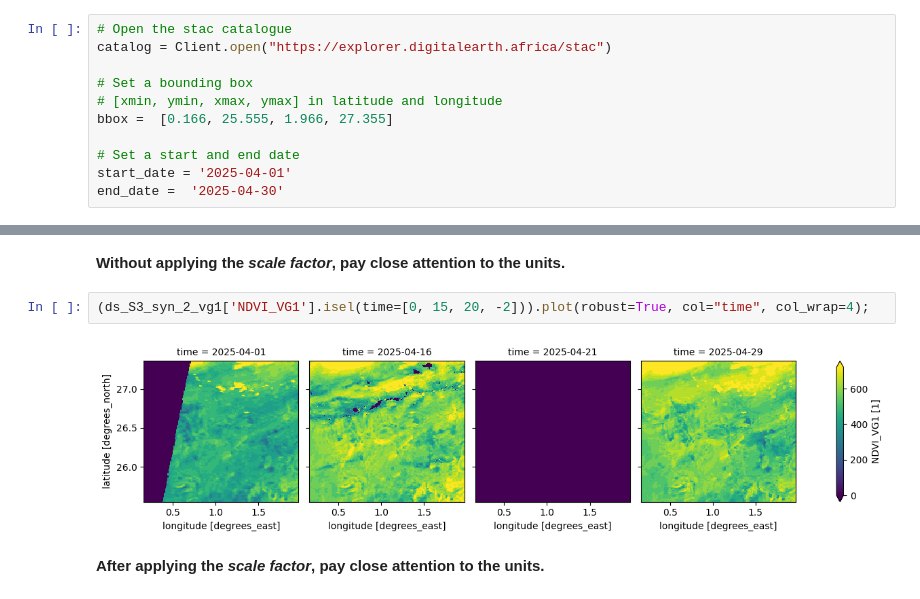
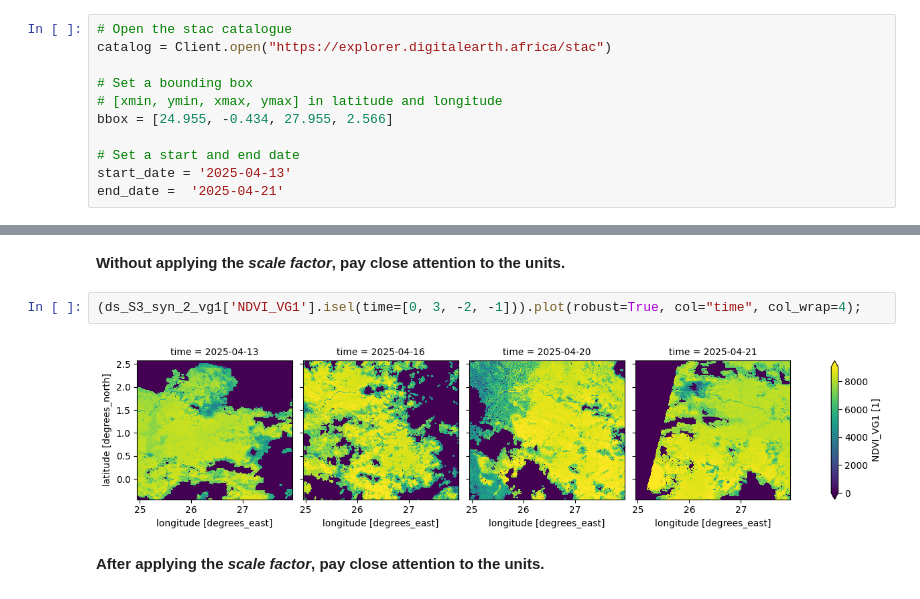
Before and after one commit to digitalearthafrica/deafrica-direct-access, a Jupyter notebook: Datasets/open-data-examples/Sentinel_3_VG1/get-to-know-a-dataset.ipynb, the cells around one changed output, grey strips where cells are left out. Saved outputs shown, nothing was run; the diff lists cells and outputs as text.

```diff
--- a/Datasets/open-data-examples/Sentinel_3_VG1/get-to-know-a-dataset.ipynb
+++ b/Datasets/open-data-examples/Sentinel_3_VG1/get-to-know-a-dataset.ipynb
@@ -199,11 +199,11 @@ catalog = Client.open("https://explorer.digitalearth.africa/stac")
 
 # Set a bounding box
 # [xmin, ymin, xmax, ymax] in latitude and longitude
-bbox =  [0.166, 25.555, 1.966, 27.355]
+bbox = [24.955, -0.434, 27.955, 2.566]
 
 # Set a start and end date
-start_date = '2025-04-01'
-end_date =  '2025-04-30'
+start_date = '2025-04-13'
+end_date =  '2025-04-21'
 # %% [markdown]
 To load other Sentinel-3 Level-2 VG1 SYN product, the user only needs to change the value inside the collections list. The product is exposed as a separate STAC collection
 
@@ -347,9 +347,9 @@ The cell below visualizes the NDVI from surface reflectance at the time of obser
 # %% [markdown]
 **Without applying the *scale factor*, pay close attention to the units.**
 # %%
-(ds_S3_syn_2_vg1['NDVI_VG1'].isel(time=[0, 15, 20, -2])).plot(robust=True, col="time", col_wrap=4);
+(ds_S3_syn_2_vg1['NDVI_VG1'].isel(time=[0, 3, -2, -1])).plot(robust=True, col="time", col_wrap=4);
 # %% [output]
-[figure, old version]
+[figure, new version]
 # %% [markdown]
 **After applying the *scale factor*, pay close attention to the units.**
 # %%
```
Also changed, not shown: parts of 9 cells of this notebook.
